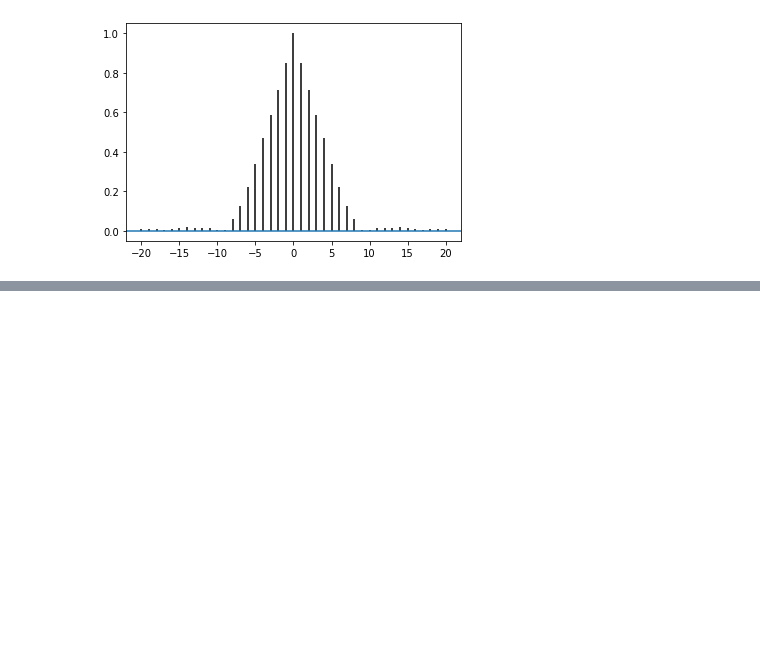
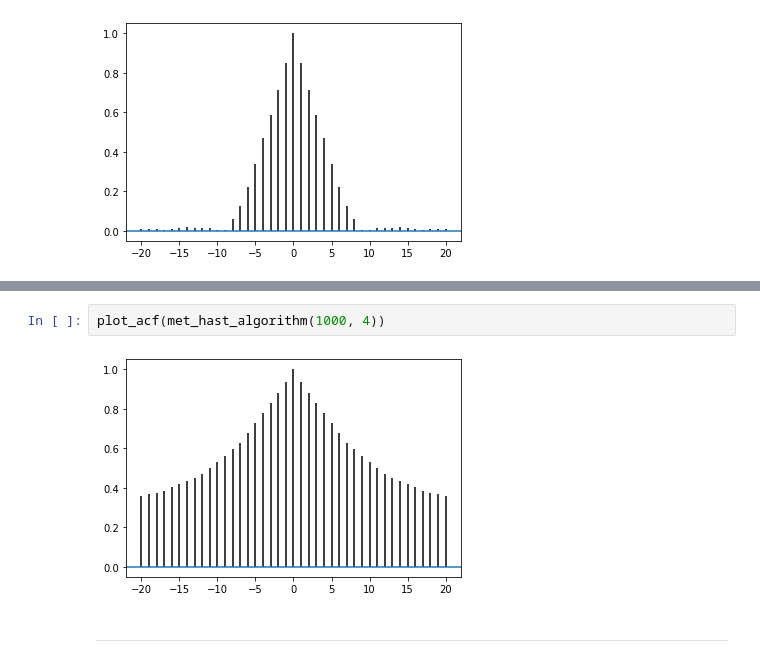
Before and after one commit to kashyrskyy/Computational-Bayesian-Statistics, a Jupyter notebook: Session 24 - The Metropolis-Hastings Algorithm.ipynb, the cells around one changed output, grey strips where cells are left out. Saved outputs shown, nothing was run; the diff lists cells and outputs as text; blank space fills up the shorter version.

```diff
--- a/Session 24 - The Metropolis-Hastings Algorithm.ipynb
+++ b/Session 24 - The Metropolis-Hastings Algorithm.ipynb
@@ -88,0 +97,6 @@ plot_acf(met_hast_algorithm(1000, 1))
+# %%
+plot_acf(met_hast_algorithm(1000, 4))
+# %% [output]
+[figure, added]
+# %% [markdown]
+______
```
Also changed, not shown: parts of 2 cells of this notebook.
